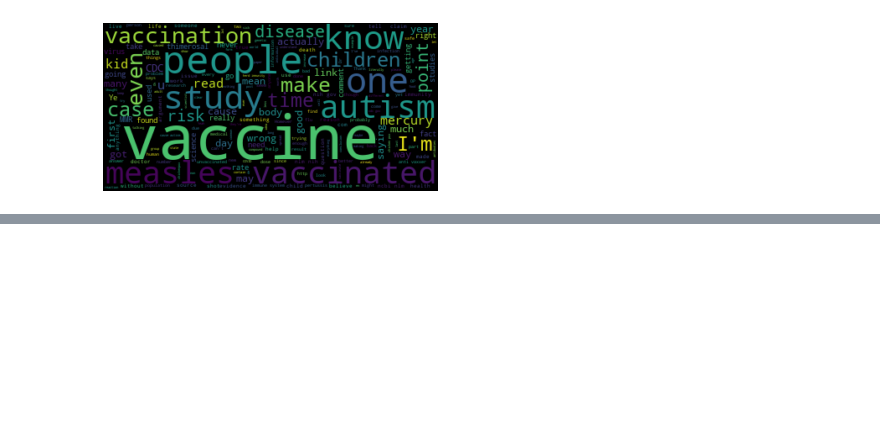
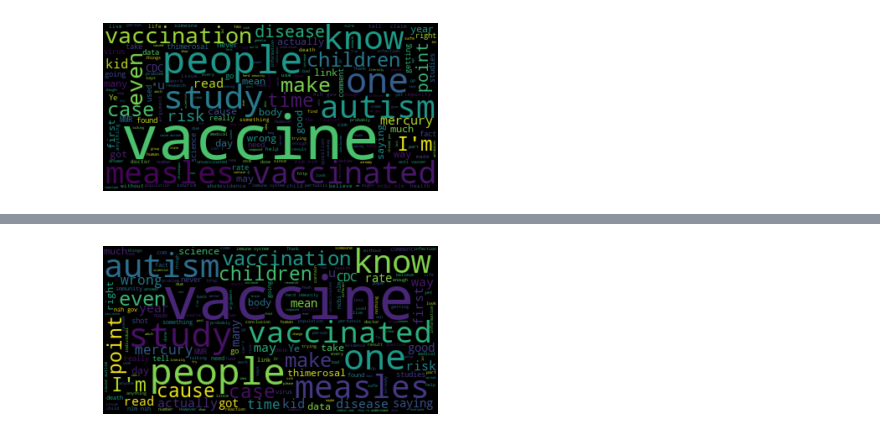
Before and after one commit to jcp650/Sentiment_Analysis, a Jupyter notebook: covid_sentiment_analysis.ipynb, the cells around one changed output, grey strips where cells are left out. Drawn from its saved outputs; the diff is of its cells as text; code cells hidden in the pictures; blank space fills up the shorter version.

```diff
--- a/covid_sentiment_analysis.ipynb
+++ b/covid_sentiment_analysis.ipynb
@@ -100,0 +141,11 @@ plt.show()
+# %%
+# plot wordcloud of lower impact
+lp_wc_set = " ".join(impact for impact in lower_impact.body)
+lower_impact_wordcloud = WordCloud(stopwords=stopwords).generate(lp_wc_set)
+
+plt.imshow(lower_impact_wordcloud, interpolation='bilinear')
+plt.axis("off")
+plt.savefig('lower_impact_wordcloud.png')
+plt.show()
+# %% [output]
+[figure, added]
```
Also changed, not shown: parts of 4 cells of this notebook, 2 other files.
